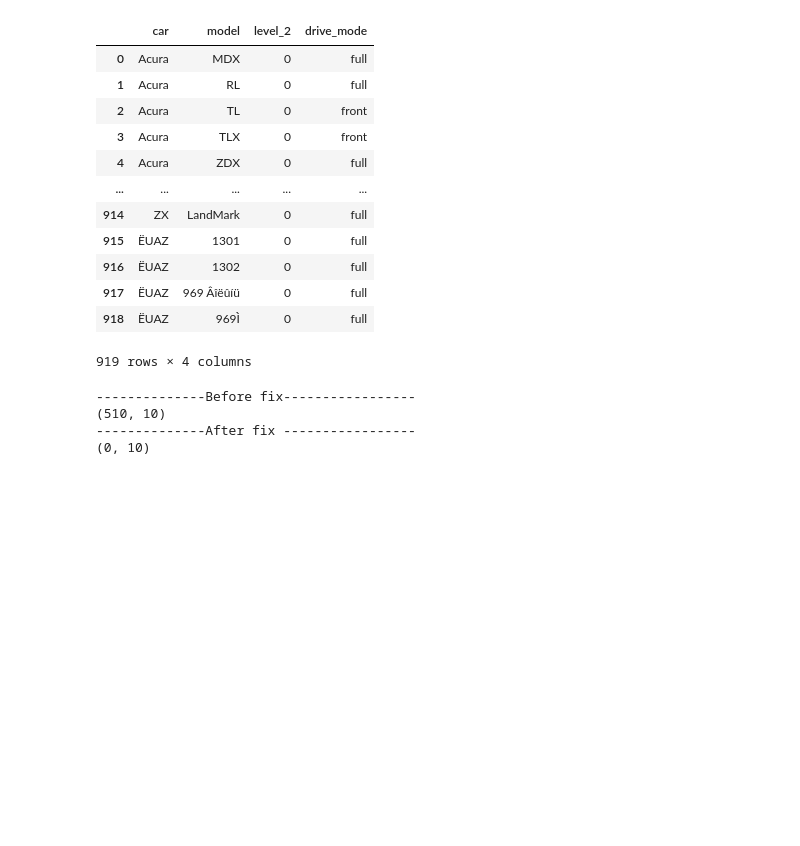
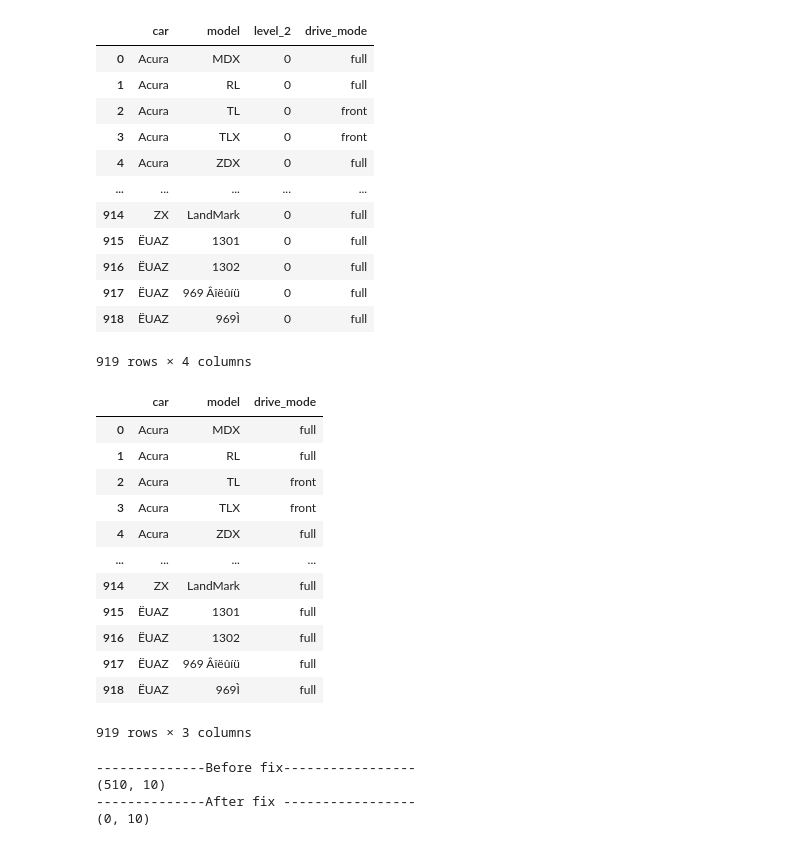
Before and after one commit to yoganandaraol/EDA_CarSales, a Jupyter notebook: EDA_CarSales_Project.ipynb, the cells around one changed output. Cells and saved outputs as stored; diff of their text form; code cells hidden in the pictures; blank space fills up the shorter version.

```diff
--- a/EDA_CarSales_Project.ipynb
+++ b/EDA_CarSales_Project.ipynb
@@ -372,6 +372,22 @@ drive_mode
 | 917 | ËUAZ | 969 Âîëûíü | 0 | full |
 | 918 | ËUAZ | 969Ì | 0 | full |
 919 rows × 4 columns
+# %%
+drive_mode.drop('level_2', axis=1)
+# %% [output]
+|  | car | model | drive_mode |
+| 0 | Acura | MDX | full |
+| 1 | Acura | RL | full |
+| 2 | Acura | TL | front |
+| 3 | Acura | TLX | front |
+| 4 | Acura | ZDX | full |
+| ... | ... | ... | ... |
+| 914 | ZX | LandMark | full |
+| 915 | ËUAZ | 1301 | full |
+| 916 | ËUAZ | 1302 | full |
+| 917 | ËUAZ | 969 Âîëûíü | full |
+| 918 | ËUAZ | 969Ì | full |
+919 rows × 3 columns
 # %%
 '''
 Function that return drive value for missing records
```
Also changed, not shown: parts of 12 cells of this notebook, 3 other files.
